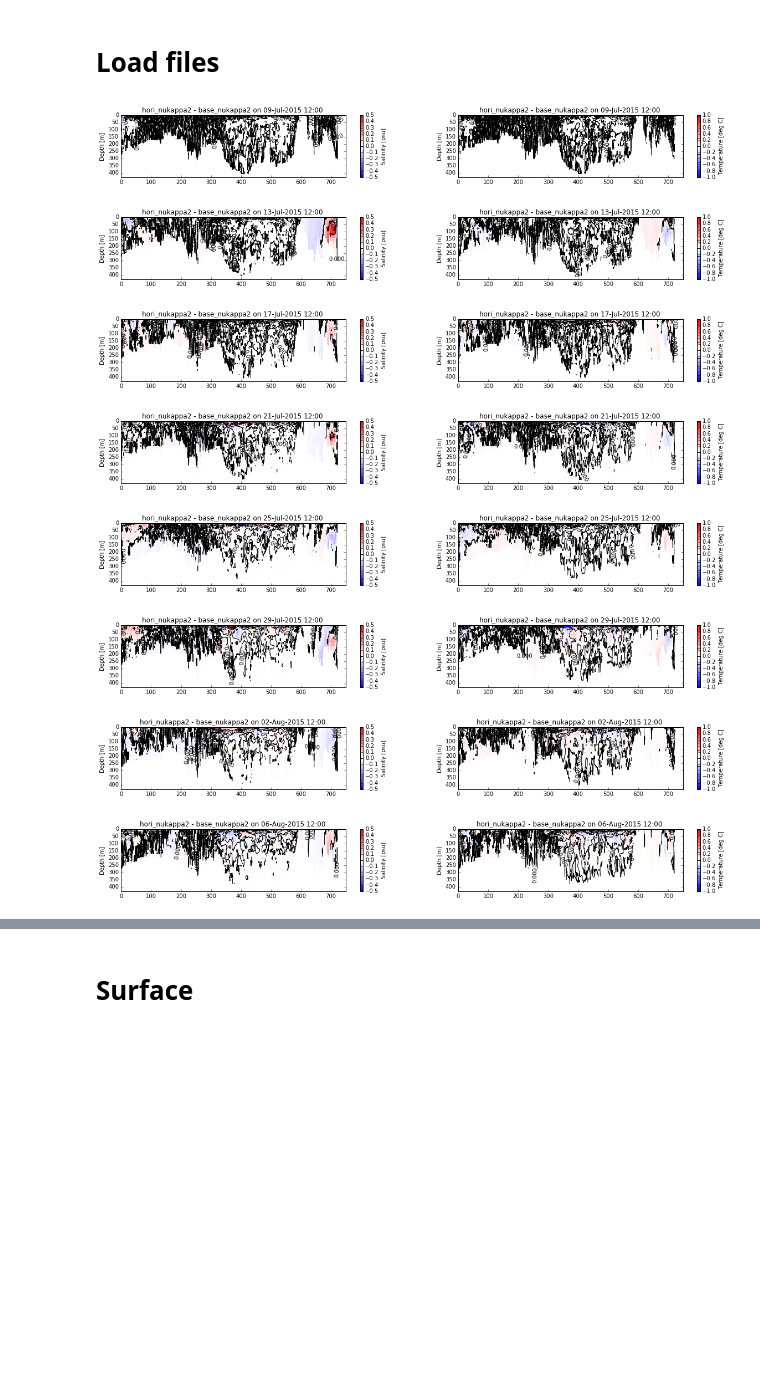
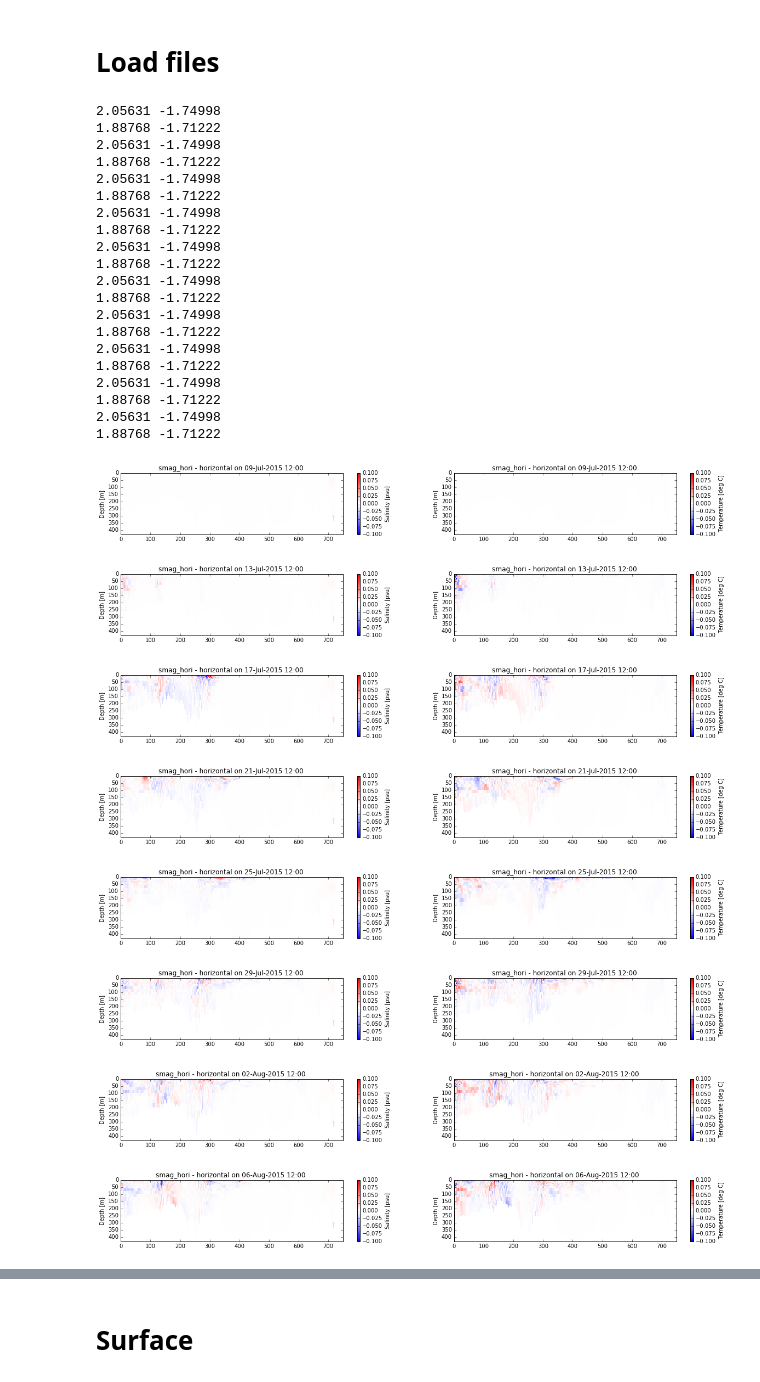
Before and after one commit to SalishSeaCast/analysis-nancy, a Jupyter notebook: notebooks/mixing/Comparison.ipynb, the cells around one changed output, grey strips where cells are left out. Cells and saved outputs as stored; diff of their text form; code cells hidden in the pictures; blank space fills up the shorter version.

```diff
--- a/notebooks/mixing/Comparison.ipynb
+++ b/notebooks/mixing/Comparison.ipynb
@@ -40,7 +38,7 @@ start=datetime.datetime(2015,7,9)
 end=datetime.datetime(2015,8,17)
 home_dir = '/ocean/nsoontie/MEOPAR/SalishSea/results/other_mixing/'
 # %%
-runs = ['base_nukappa2', 'hori_nukappa2']
+runs = ['horizontal', 'smag_hori']
 grid_t={}
 grid_w={}
 for run in runs:
@@ -61,31 +59,52 @@ def plot_thalweg_diff(ax, t, var, var_name, dates, thalweg_points, depth,  xx, r
     diffP=diff[t,:,thalweg_points[:,0],thalweg_points[:,1]]
     mesh=ax.pcolormesh(xx,depth,diffP.T,vmin=smin,vmax=smax,cmap=cmap)
 
-    CS = ax.contour(xx,depth,diffP.T,lines,colors='k')
-    plt.clabel(CS)
+    #CS = ax.contour(xx,depth,diffP.T,lines,colors='k')
+    #plt.clabel(CS)
     cbar = plt.colorbar(mesh,ax=ax)
     cbar.set_label(var_name)
-    cbar.add_lines(CS)
+    #cbar.add_lines(CS)
 
     ax.set_ylim([430,0])
     ax.set_xlim(xlim)
     ax.set_ylabel('Depth [m]')
     ax.set_title('{} - {} on {} '.format(runs[1],runs[0],dates[t].strftime('%d-%b-%Y %H:%M')))
+    print(diff.max(),diff.min())
 # %%
 for t in np.arange(0,sals[runs[0]].shape[0],4):
     fig,axs = plt.subplots(1,2,figsize=(20,2))
     ax=axs[0]
     plot_thalweg_diff(ax, t, sals, 'Salinity [psu]', times[runs[0]], thalweg_points, gdept_thal, xx, runs,
-                     smin=-.5, smax=.5)
+                     smin=-.1, smax=.1)
     ax=axs[1]
     plot_thalweg_diff(ax, t, temps, 'Temperature [deg C]', times[runs[0]], thalweg_points, gdept_thal,xx,runs,
-                     smin=-1, smax=1)
+                     smin=-.1, smax=.1)
 # %% [output]
+2.05631 -1.74998
+1.88768 -1.71222
+2.05631 -1.74998
+1.88768 -1.71222
+2.05631 -1.74998
+1.88768 -1.71222
+2.05631 -1.74998
+1.88768 -1.71222
+2.05631 -1.74998
+1.88768 -1.71222
+2.05631 -1.74998
+1.88768 -1.71222
+2.05631 -1.74998
+1.88768 -1.71222
+2.05631 -1.74998
+1.88768 -1.71222
+2.05631 -1.74998
+1.88768 -1.71222
+2.05631 -1.74998
+1.88768 -1.71222
-[figure, old version]
+[figure, new version]
-[figure, old version]
+[figure, new version]
-[figure, old version]
+[figure, new version]
-[figure, old version]
+[figure, new version]
-[figure, old version]
+[figure, new version]
-[figure, old version]
+[figure, new version]
-[figure, old version]
+[figure, new version]
-[figure, old version]
+[figure, new version]
```
Also changed, not shown: parts of 9 cells of this notebook.
